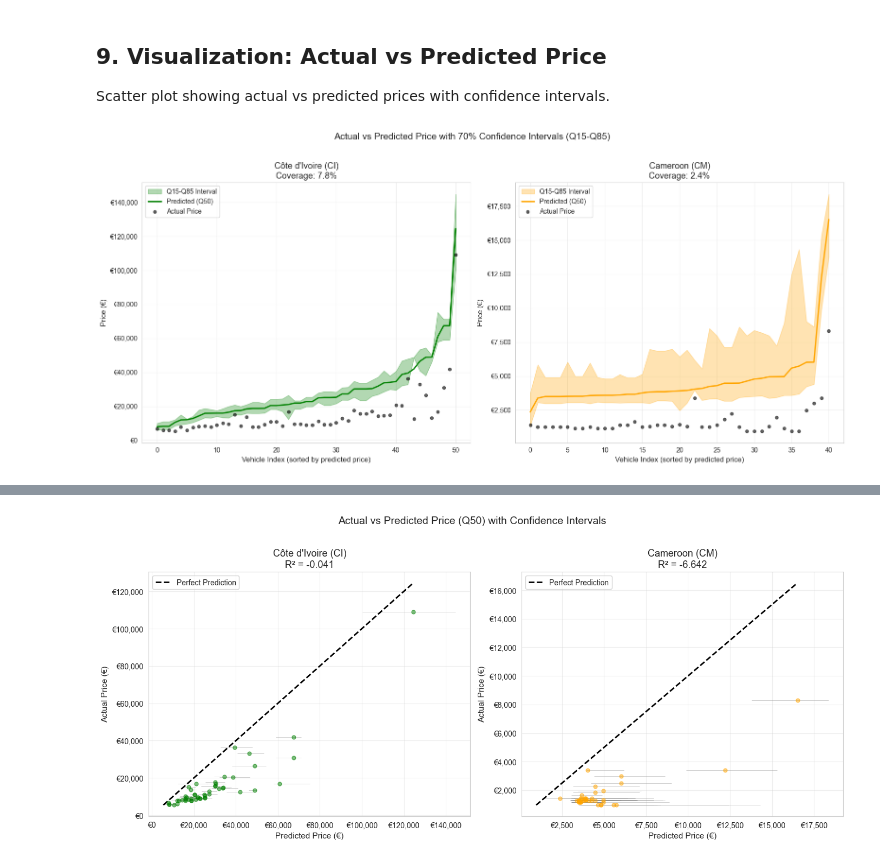
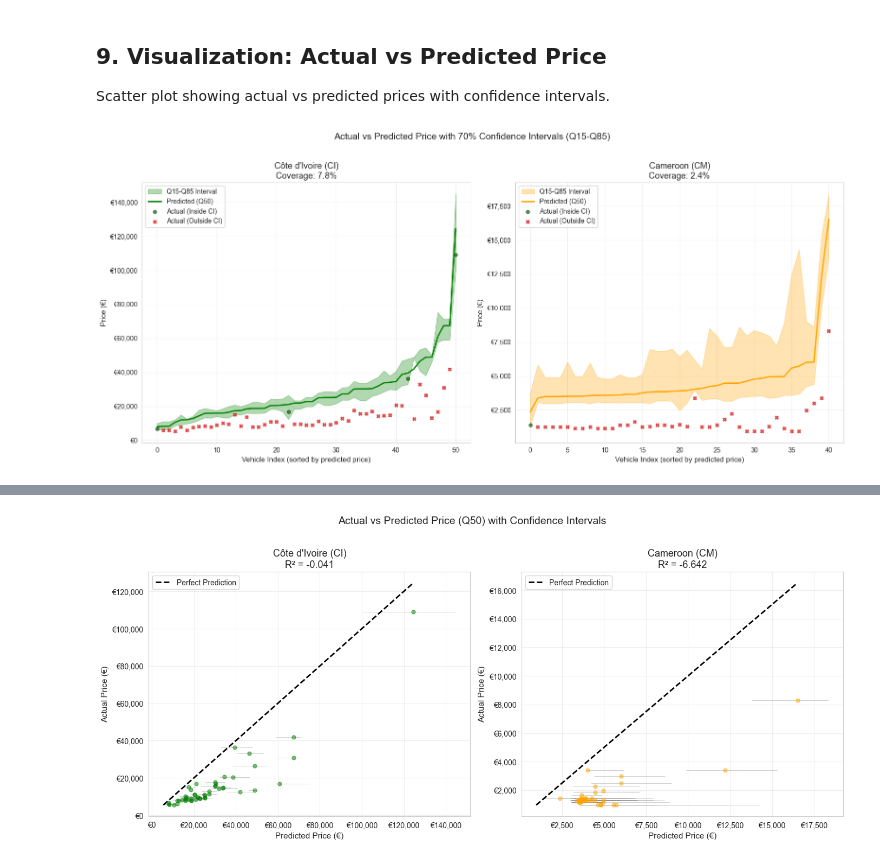
Before and after one commit to brunothefirst/car_price_prediction, a Jupyter notebook: notebooks/07_lean_model_evaluation_customs.ipynb, the cells around one changed output, grey strips where cells are left out. Drawn from its saved outputs; the diff is of its cells as text; code cells hidden in the pictures.

```diff
--- a/notebooks/07_lean_model_evaluation_customs.ipynb
+++ b/notebooks/07_lean_model_evaluation_customs.ipynb
@@ -1006,49 +1023,48 @@ for idx, (country, df_results, ax) in enumerate([
 
     # Plot actual values - points inside CI
     if inside_ci.sum() > 0:
         ax.scatter(
             np.arange(len(sort_idx))[inside_ci[sort_idx]],
             actual[sort_idx][inside_ci[sort_idx]],
             color='darkgreen',
             s=30,
             alpha=0.7,
             label='Actual (Inside CI)',
             zorder=5,
             edgecolors='black',
             linewidths=0.5
         )
 
     # Plot actual values - points outside CI
     if outside_ci.sum() > 0:
         ax.scatter(
             np.arange(len(sort_idx))[outside_ci[sort_idx]],
             actual[sort_idx][outside_ci[sort_idx]],
             color='red',
+            marker='X',
             s=30,
             alpha=0.7,
             label='Actual (Outside CI)',
             zorder=5,
+            edgecolors='darkred',
+            linewidths=0.5
+        )
 
-            marker='X',plt.show()
+    # Calculate coverage
+    coverage = np.mean((actual >= pred_q15) & (actual <= pred_q85)) * 100
 
-            edgecolors='darkred',plt.tight_layout()
+    country_name = "Côte d'Ivoire" if country == 'CI' else "Cameroon"
+    ax.set_title(f'{country_name} ({country})\nCoverage: {coverage:.1f}%', fontsize=13)
+    ax.set_xlabel('Vehicle Index (sorted by predicted price)', fontsize=11)
+    ax.set_ylabel('Price (€)', fontsize=11)
 
-            linewidths=0.5
+    # Format y-axis
+    ax.yaxis.set_major_formatter(plt.FuncFormatter(lambda x, p: f'€{x:,.0f}'))
+    ax.legend(loc='upper left', fontsize=10)
+    ax.grid(True, alpha=0.3)
 
-        )plt.suptitle('Actual vs Predicted Price with 70% Confidence Intervals (Q15-Q85)', fontsize=14, y=1.02)
-
-
-
-    # Calculate coverage    ax.yaxis.set_major_formatter(plt.FuncFormatter(lambda x, p: f'€{x:,.0f}'))
-
-    coverage = np.mean((actual >= pred_q15) & (actual <= pred_q85)) * 100    # Format y-axis
-
-
-
-    country_name = "Côte d'Ivoire" if country == 'CI' else "Cameroon"    ax.grid(True, alpha=0.3)
-
-    ax.set_title(f'{country_name} ({country})\nCoverage: {coverage:.1f}%', fontsize=13)    ax.legend(loc='upper left', fontsize=10)
-
-    ax.set_xlabel('Vehicle Index (sorted by predicted price)', fontsize=11)    ax.set_ylabel('Price (€)', fontsize=11)
+plt.suptitle('Actual vs Predicted Price with 70% Confidence Intervals (Q15-Q85)', fontsize=14, y=1.02)
+plt.tight_layout()
+plt.show()
 # %% [output]
-[figure, old version]
+[figure, new version]
```
Also changed, not shown: parts of 7 cells of this notebook, 4 other files.
